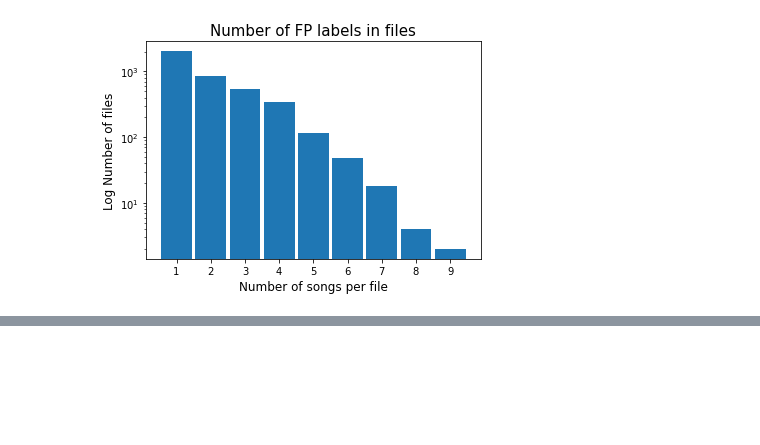
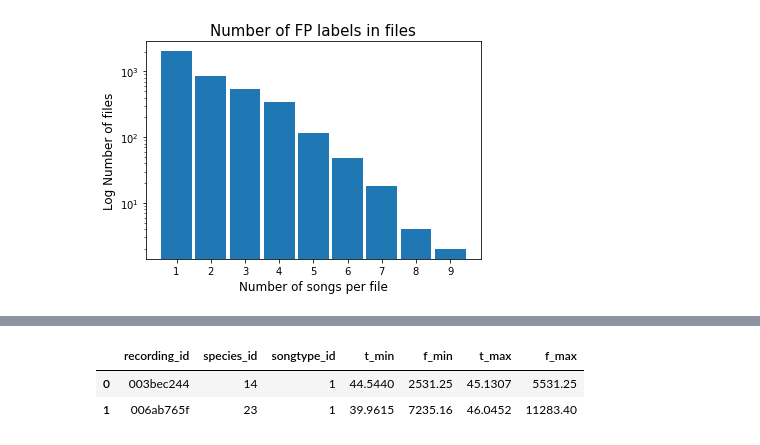
Before and after one commit to AndreyKuratov/project_mldm_21, a Jupyter notebook: MLDM_proj_2_overview_of_the_data.ipynb, the cells around one changed output, grey strips where cells are left out. Saved outputs shown, nothing was run; the diff lists cells and outputs as text; code cells hidden in the pictures; blank space fills up the shorter version.

```diff
--- a/MLDM_proj_2_overview_of_the_data.ipynb
+++ b/MLDM_proj_2_overview_of_the_data.ipynb
@@ -281,0 +287,6 @@ plt.xticks(range(0,24));
+# %%
+data_tp.head(2)
+# %% [output]
+|  | recording_id | species_id | songtype_id | t_min | f_min | t_max | f_max |
+| 0 | 003bec244 | 14 | 1 | 44.5440 | 2531.25 | 45.1307 | 5531.25 |
+| 1 | 006ab765f | 23 | 1 | 39.9615 | 7235.16 | 46.0452 | 11283.40 |
```
Also changed, not shown: parts of 7 cells of this notebook.
